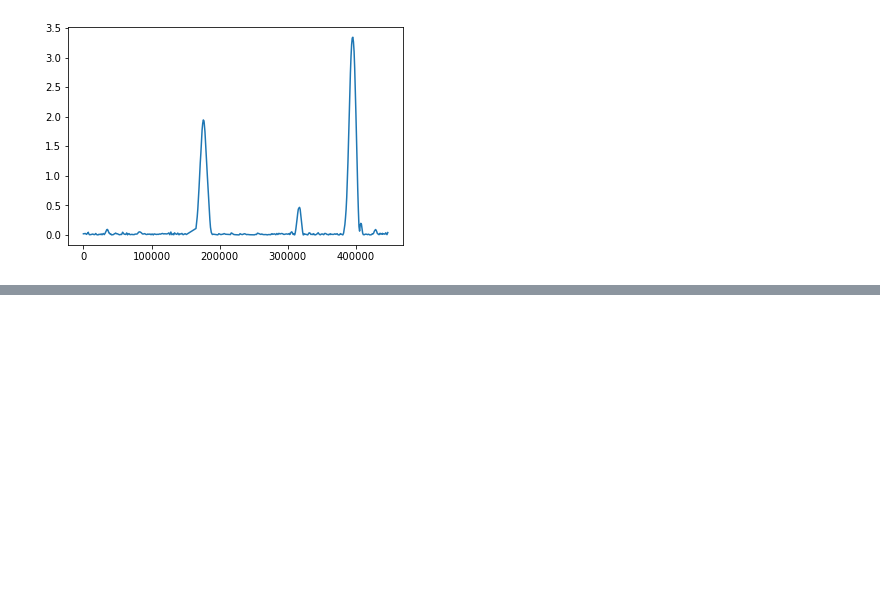
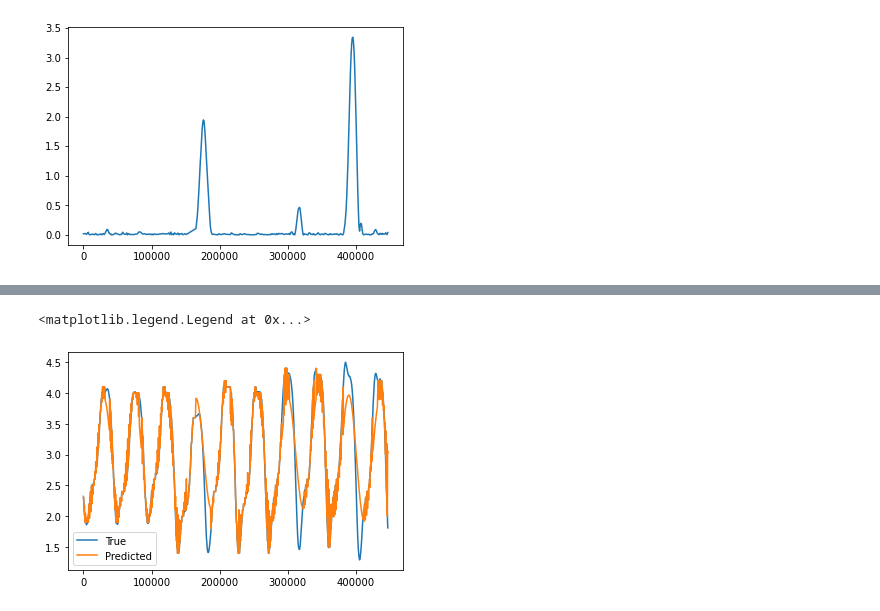
Before and after one commit to terencetan-c/Gaussian-Process-Lab, a Jupyter notebook: Lab exercise.ipynb, the cells around one changed output, grey strips where cells are left out. Saved outputs shown, nothing was run; the diff lists cells and outputs as text; code cells hidden in the pictures; blank space fills up the shorter version.

```diff
--- a/Lab exercise.ipynb
+++ b/Lab exercise.ipynb
@@ -136,0 +114,19 @@ Name: True tide height (m), Length: 1258, dtype: float64
+# %%
+d1={}
+for A,B in zip(np.reshape(t2,-1),np.reshape(answer,-1)):
+    d1[A]=B
+
+d2={}
+for A,B in zip(np.reshape(t2,-1),np.reshape(X_GT,-1)):
+    d2[A]=B
+# %%
+df_index = df.set_index('Time')
+df_predicted=df_index['Tide height (m)'].fillna(d1)
+df_actual=df_index['Tide height (m)'].fillna(d2)
+# %%
+plt.plot(df_actual.index,df_actual,label='True')
+plt.plot(df_predicted.index,df_predicted,label='Predicted')
+plt.legend()
+# %% [output]
+<matplotlib.legend.Legend at 0x...>
+[figure, added]
```
Also changed, not shown: parts of 13 cells of this notebook.
